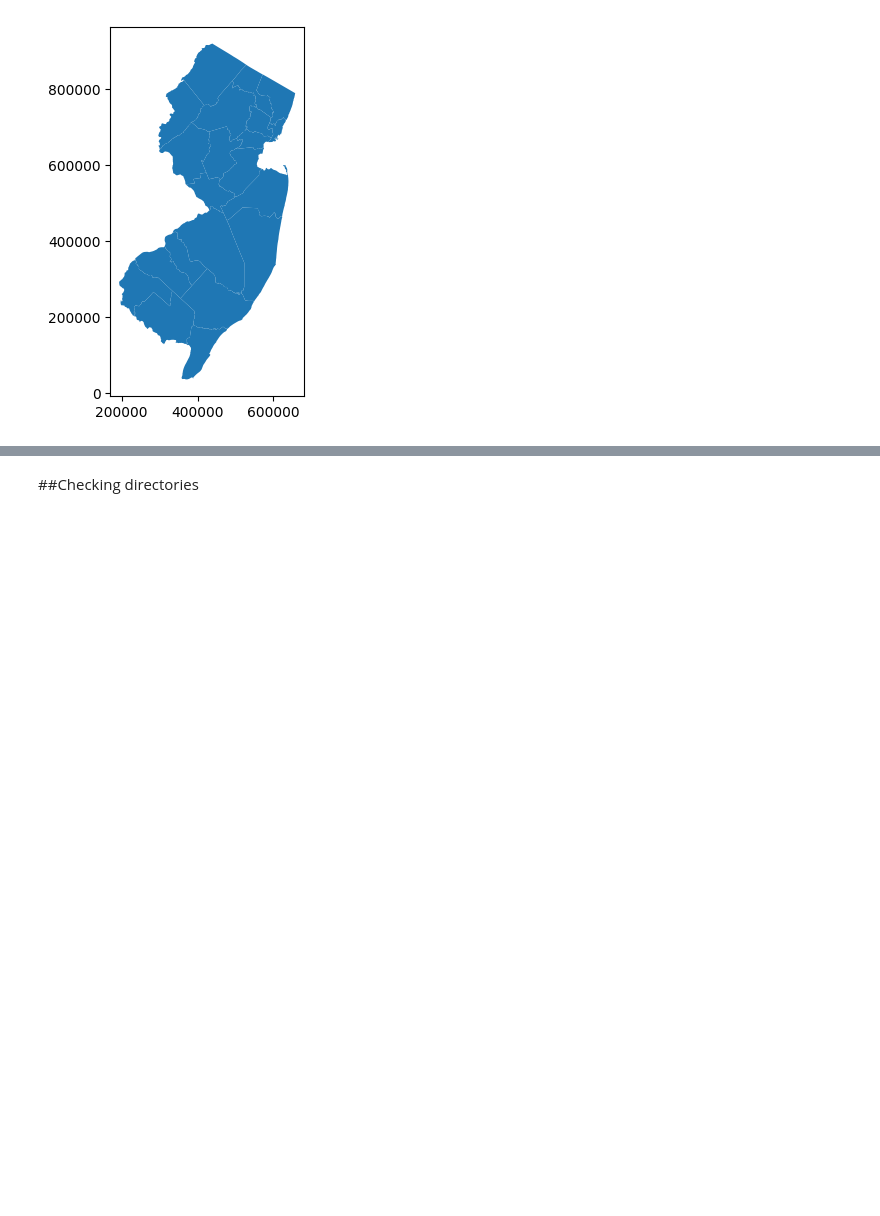
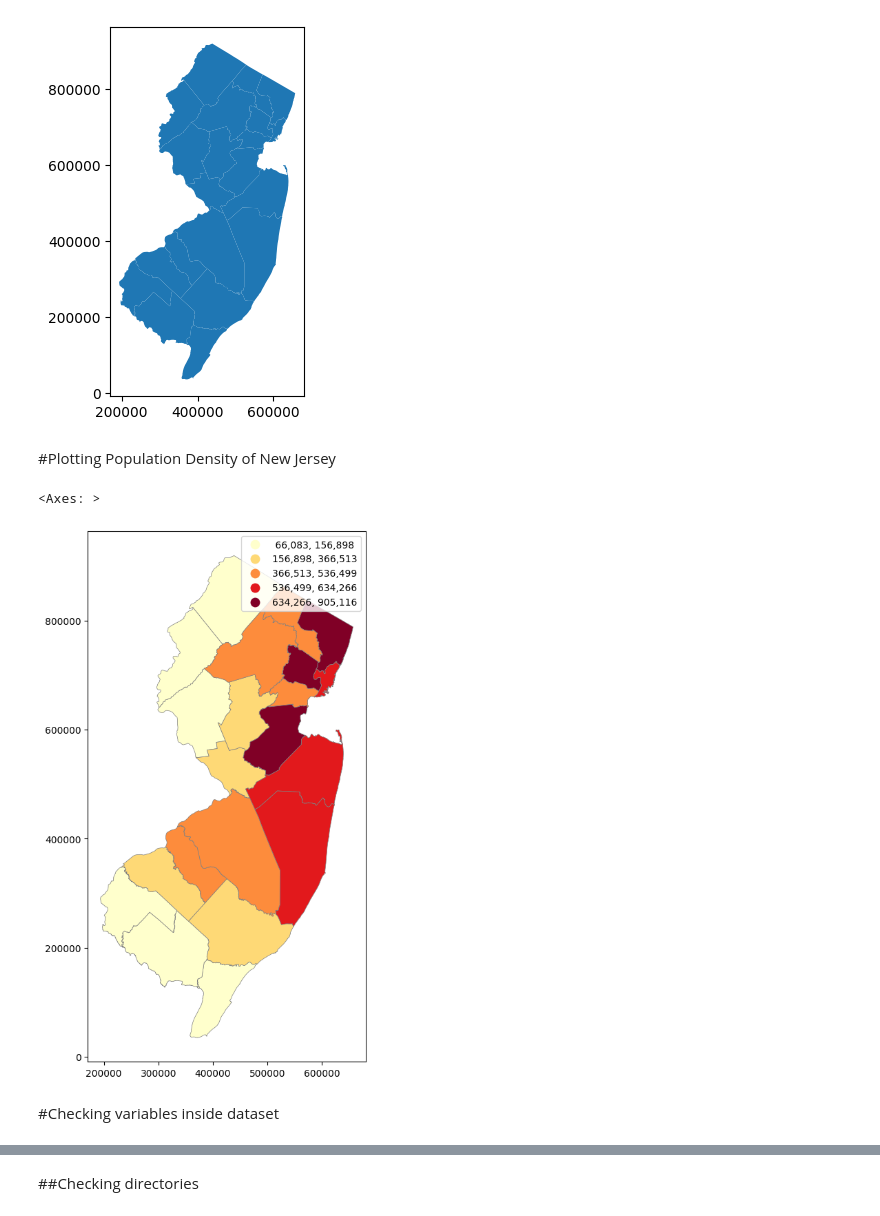
Before and after one commit to Athang9/GIS, a Jupyter notebook: ps0.ipynb, the cells around one changed output, grey strips where cells are left out. Drawn from its saved outputs; the diff is of its cells as text; code cells hidden in the pictures; blank space fills up the shorter version.

```diff
--- a/ps0.ipynb
+++ b/ps0.ipynb
@@ -79,3 +82,13 @@ njc.plot()  #plot function will help to plot the map of new jersey
 # %% [output]
 <Axes: >
 [figure]
+# %% [markdown]
+#Plotting Population Density of New Jersey
+# %%
+njc.plot(figsize=(8,10),column='POP2010',legend=True,cmap='YlOrRd',scheme='natural_breaks',k=5,
+         edgecolor='grey',linewidth=0.5,legend_kwds= {"fmt": "{:,.0f}"})
+# %% [output]
+<Axes: >
+[figure, added]
+# %% [markdown]
+#Checking variables inside dataset
```
Also changed, not shown: parts of 13 cells of this notebook.
